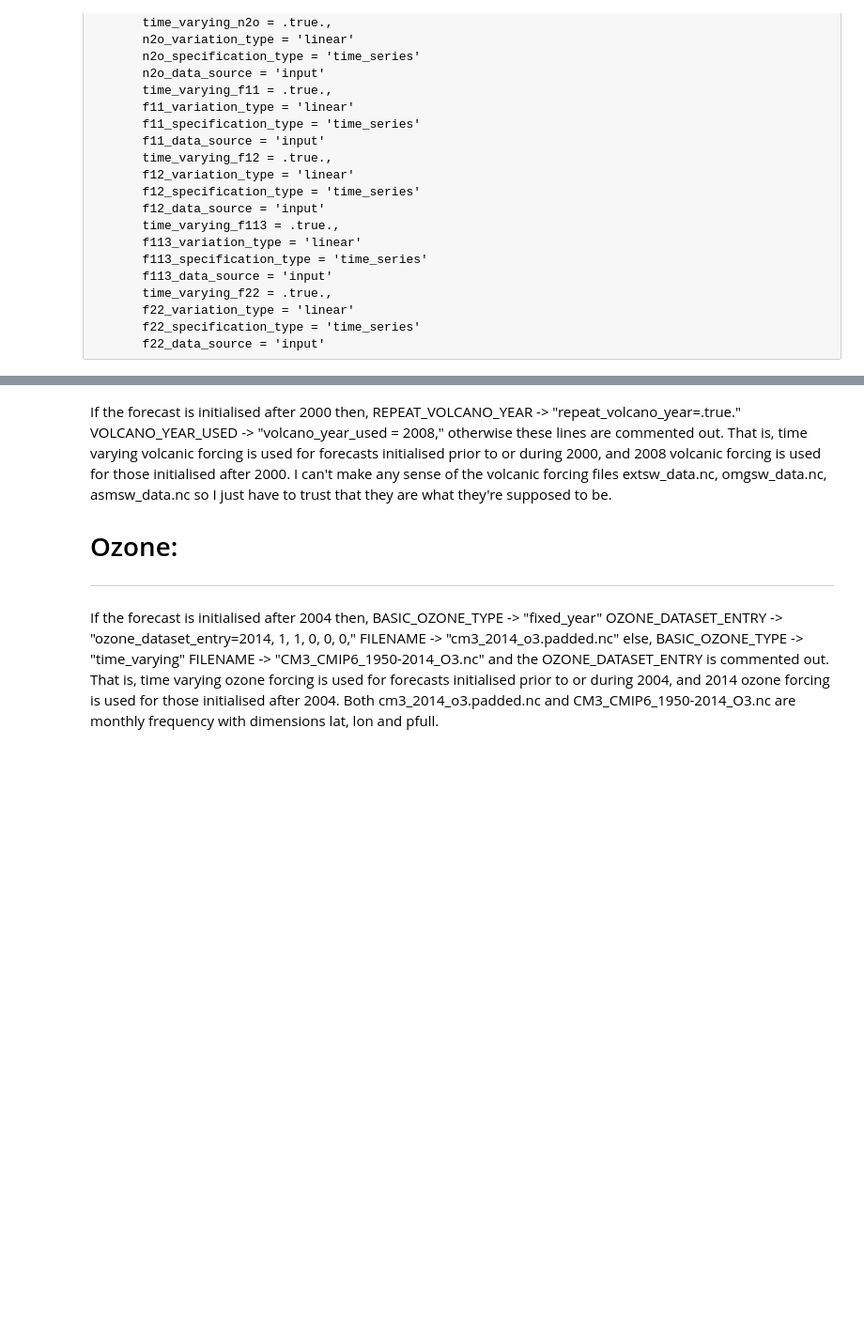
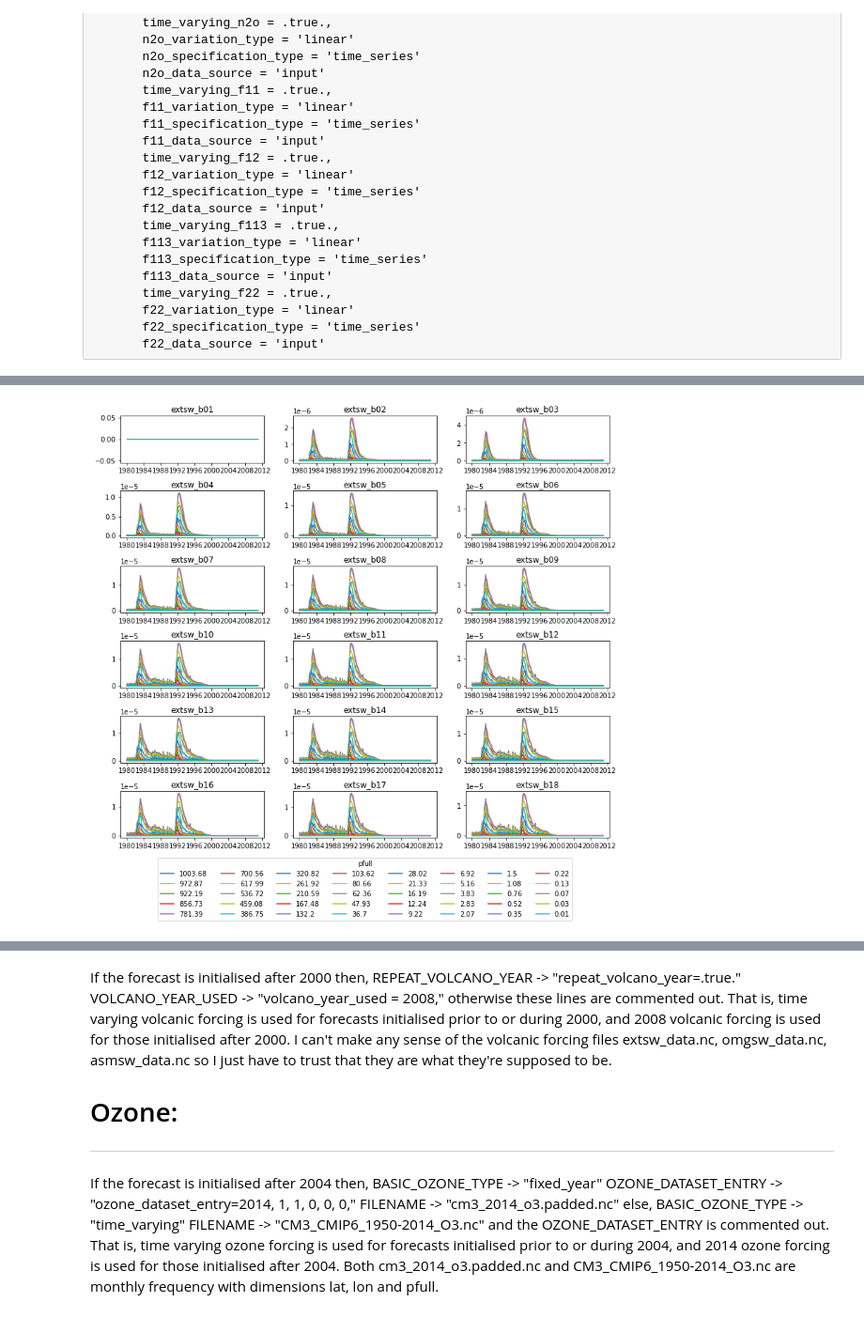
Before and after one commit to dougiesquire/cm-historical, a Jupyter notebook: c5_f6_forcing.ipynb, the cells around one changed output, grey strips where cells are left out. Shown at 94% size. Cells and saved outputs as stored; diff of their text form; code cells hidden in the pictures; blank space fills up the shorter version.

```diff
--- a/c5_f6_forcing.ipynb
+++ b/c5_f6_forcing.ipynb
@@ -469,0 +545,2 @@ As above, I'm not 100%
+# %%
+f = xr.open_dataset(f'{path}INPUT/extsw_data.nc')
@@ -469,0 +567,18 @@ As above, I'm not 100%
+# %%
+period = slice('1980', None)
+fig, ax = plt.subplots(6,3, figsize=(13,15))
+
+for a, v in zip(ax.flatten(), f):
+    lat_mean = f[v].sel(time=period).mean('lat')
+    for lev in lat_mean.pfull.values:
+        a.plot([np.datetime64(t.strftime()) for t in lat_mean.time.values],
+                lat_mean.sel(pfull=lev))
+    a.set_title(v)
+
+fig.subplots_adjust(bottom=0.3, hspace=0.6, wspace=0.2)
+
+ax.flatten()[-2].legend(lat_mean.pfull.values,
+                        title='pfull', loc='upper center',
+                        bbox_to_anchor=(0.5, -0.35), ncol=8);
+# %% [output]
+[figure, added]
```
Also changed, not shown: parts of 34 cells of this notebook, 9 other files.
